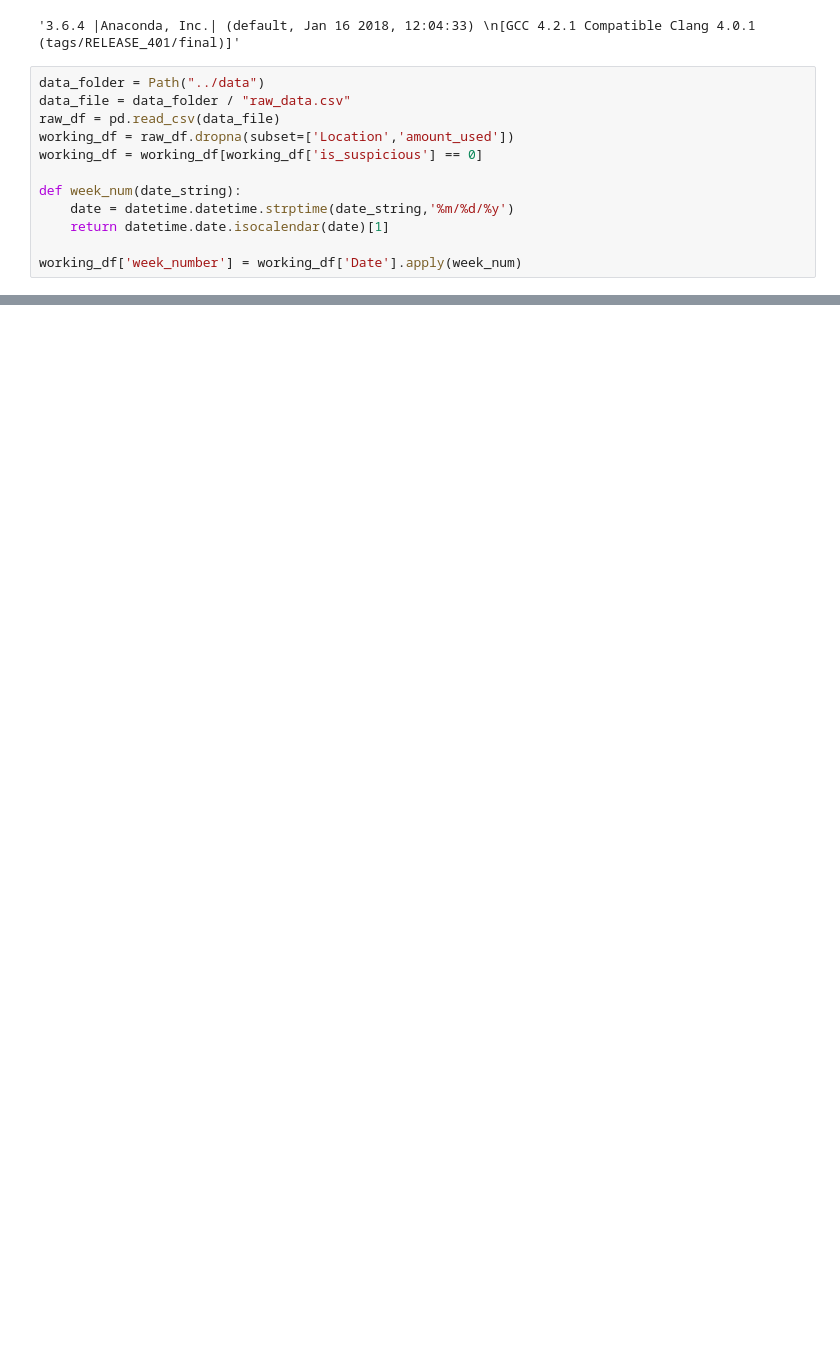
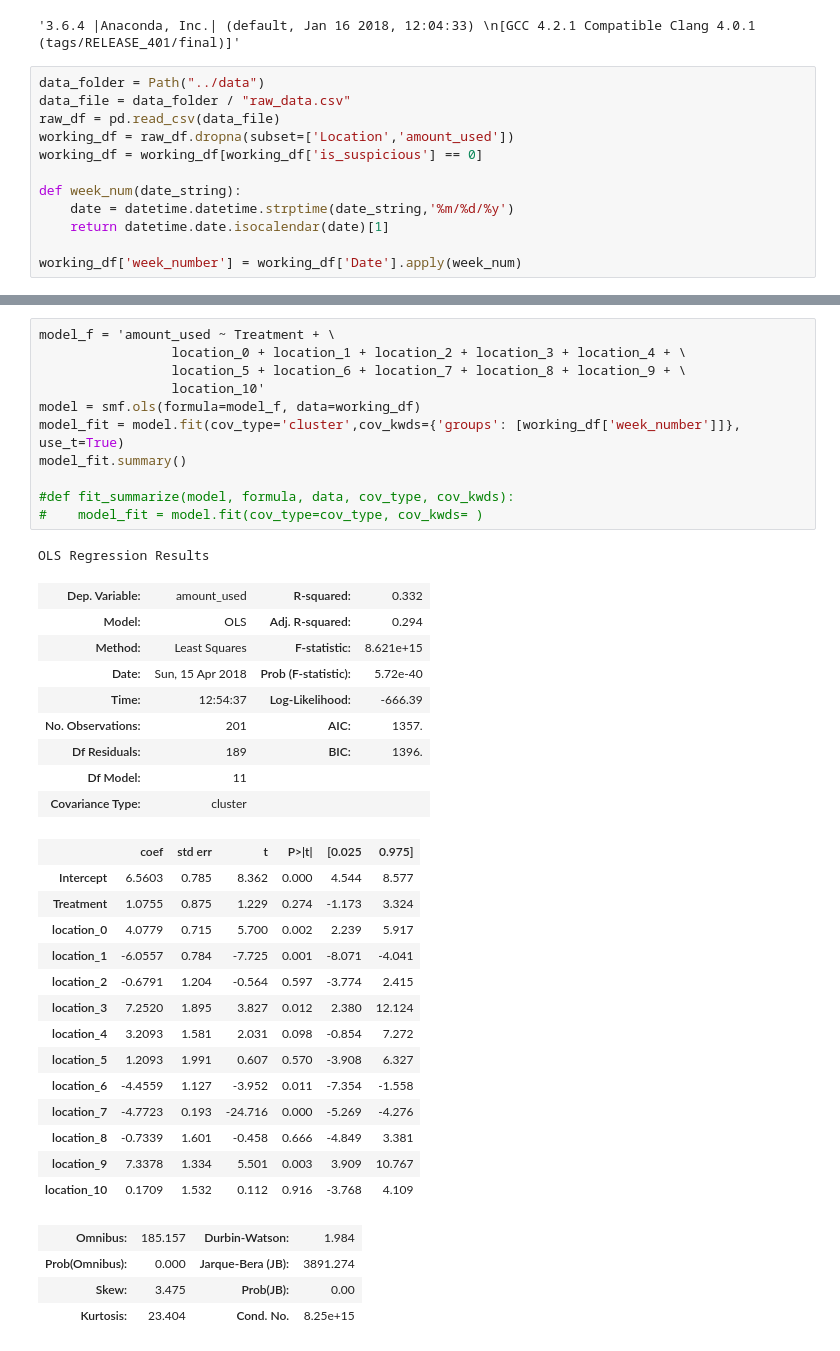
Before and after one commit to mathaholic/sanitization_habits_statistical_analysis, a Jupyter notebook: modeling/modeling_initial_omar.ipynb, the cells around one changed output, grey strips where cells are left out. Drawn from its saved outputs; the diff is of its cells as text; blank space fills up the shorter version.

```diff
--- a/modeling/modeling_initial_omar.ipynb
+++ b/modeling/modeling_initial_omar.ipynb
@@ -98,0 +131,40 @@ You should consider upgrading via the 'pip install --upgrade pip' command.
+# %%
+model_f = 'amount_used ~ Treatment + \
+                 location_0 + location_1 + location_2 + location_3 + location_4 + \
+                 location_5 + location_6 + location_7 + location_8 + location_9 + \
+                 location_10'
+model = smf.ols(formula=model_f, data=working_df)
+model_fit = model.fit(cov_type='cluster',cov_kwds={'groups': [working_df['week_number']]}, use_t=True)
+model_fit.summary()
+
+#def fit_summarize(model, formula, data, cov_type, cov_kwds):
+#    model_fit = model.fit(cov_type=cov_type, cov_kwds= )
+# %% [output]
+OLS Regression Results
+| Dep. Variable: | amount_used | R-squared: | 0.332 |
+| Model: | OLS | Adj. R-squared: | 0.294 |
+| Method: | Least Squares | F-statistic: | 8.621e+15 |
+| Date: | Sun, 15 Apr 2018 | Prob (F-statistic): | 5.72e-40 |
+| Time: | 12:54:37 | Log-Likelihood: | -666.39 |
+| No. Observations: | 201 | AIC: | 1357. |
+| Df Residuals: | 189 | BIC: | 1396. |
+| Df Model: | 11 |  |  |
+| Covariance Type: | cluster |  |  |
+|  | coef | std err | t | P>|t| | [0.025 | 0.975] |
+| Intercept | 6.5603 | 0.785 | 8.362 | 0.000 | 4.544 | 8.577 |
+| Treatment | 1.0755 | 0.875 | 1.229 | 0.274 | -1.173 | 3.324 |
+| location_0 | 4.0779 | 0.715 | 5.700 | 0.002 | 2.239 | 5.917 |
+| location_1 | -6.0557 | 0.784 | -7.725 | 0.001 | -8.071 | -4.041 |
+| location_2 | -0.6791 | 1.204 | -0.564 | 0.597 | -3.774 | 2.415 |
+| location_3 | 7.2520 | 1.895 | 3.827 | 0.012 | 2.380 | 12.124 |
+| location_4 | 3.2093 | 1.581 | 2.031 | 0.098 | -0.854 | 7.272 |
+| location_5 | 1.2093 | 1.991 | 0.607 | 0.570 | -3.908 | 6.327 |
+| location_6 | -4.4559 | 1.127 | -3.952 | 0.011 | -7.354 | -1.558 |
+| location_7 | -4.7723 | 0.193 | -24.716 | 0.000 | -5.269 | -4.276 |
+| location_8 | -0.7339 | 1.601 | -0.458 | 0.666 | -4.849 | 3.381 |
+| location_9 | 7.3378 | 1.334 | 5.501 | 0.003 | 3.909 | 10.767 |
+| location_10 | 0.1709 | 1.532 | 0.112 | 0.916 | -3.768 | 4.109 |
+| Omnibus: | 185.157 | Durbin-Watson: | 1.984 |
+| Prob(Omnibus): | 0.000 | Jarque-Bera (JB): | 3891.274 |
+| Skew: | 3.475 | Prob(JB): | 0.00 |
+| Kurtosis: | 23.404 | Cond. No. | 8.25e+15 |
```
Also changed, not shown: parts of 8 cells of this notebook.
